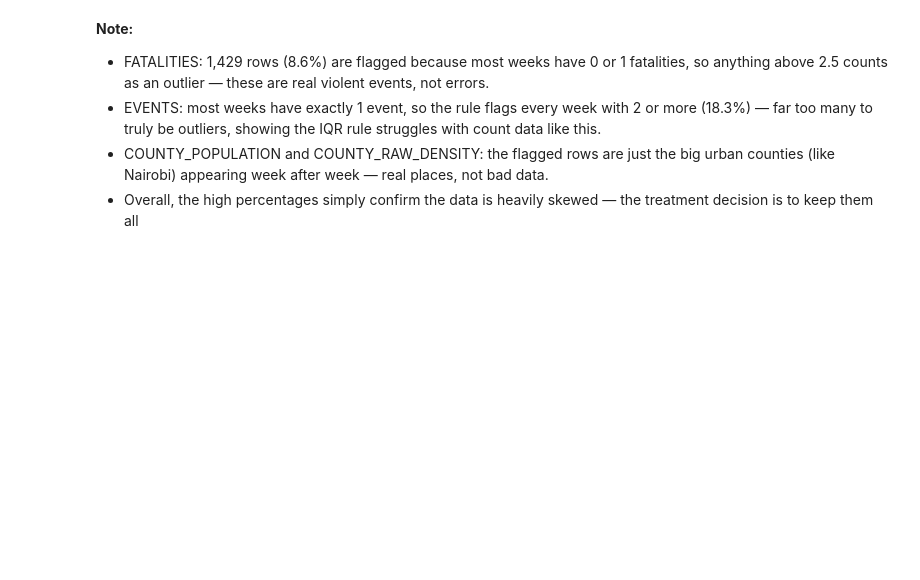
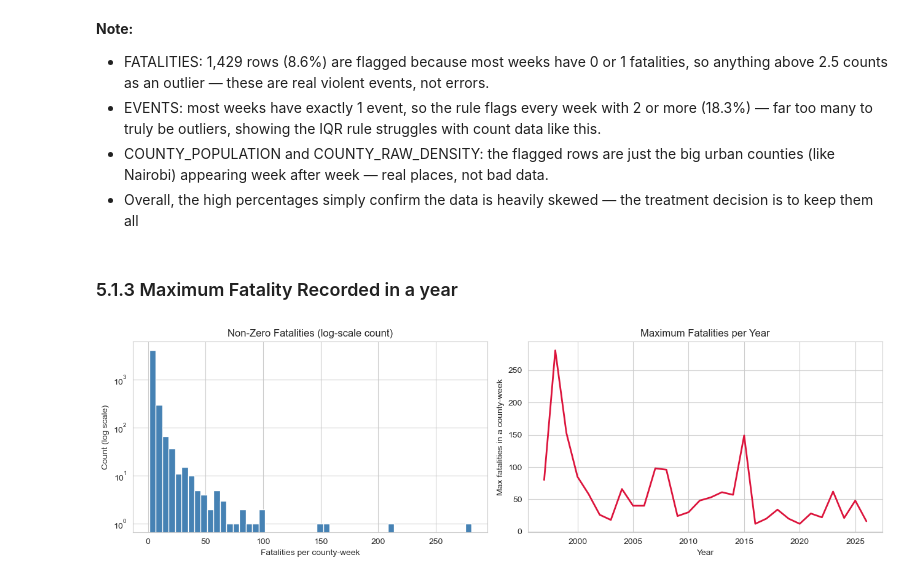
Before and after one commit to KimutaiHub/kenya-political-violence-risk-prediction, a Jupyter notebook: master_notebook.ipynb, the cells around one changed output. Drawn from its saved outputs; the diff is of its cells as text; code cells hidden in the pictures; blank space fills up the shorter version.

```diff
--- a/master_notebook.ipynb
+++ b/master_notebook.ipynb
@@ -876,3 +876,27 @@ pd.DataFrame(outlier_summary)
 - EVENTS: most weeks have exactly 1 event, so the rule flags every week with 2 or more (18.3%) — far too many to truly be outliers, showing the IQR rule struggles with count data like this.
 - COUNTY_POPULATION and COUNTY_RAW_DENSITY: the flagged rows are just the big urban counties (like Nairobi) appearing week after week — real places, not bad data.
 - Overall, the high percentages simply confirm the data is heavily skewed — the treatment decision is to keep them all
+# %% [markdown]
+ ### 5.1.3 Maximum Fatality Recorded in a year
+# %%
+# Distribution of the non-zero fatality tail
+nonzero = df[df['FATALITIES'] > 0]
+
+fig, axes = plt.subplots(1, 2, figsize=(13, 4))
+
+axes[0].hist(nonzero['FATALITIES'], bins=50, color='steelblue', edgecolor='white')
+axes[0].set_yscale('log')
+axes[0].set_title('Non-Zero Fatalities (log-scale count)')
+axes[0].set_xlabel('Fatalities per county-week')
+axes[0].set_ylabel('Count (log scale)')
+
+nonzero.groupby(nonzero['WEEK'].dt.year)['FATALITIES'].max().plot(
+    ax=axes[1], color='crimson', linewidth=2)
+axes[1].set_title('Maximum Fatalities per Year')
+axes[1].set_xlabel('Year')
+axes[1].set_ylabel('Max fatalities in a county-week')
+
+plt.tight_layout()
+plt.show()
+# %% [output]
+[figure, added]
```
Also changed, not shown: parts of 8 cells of this notebook.
